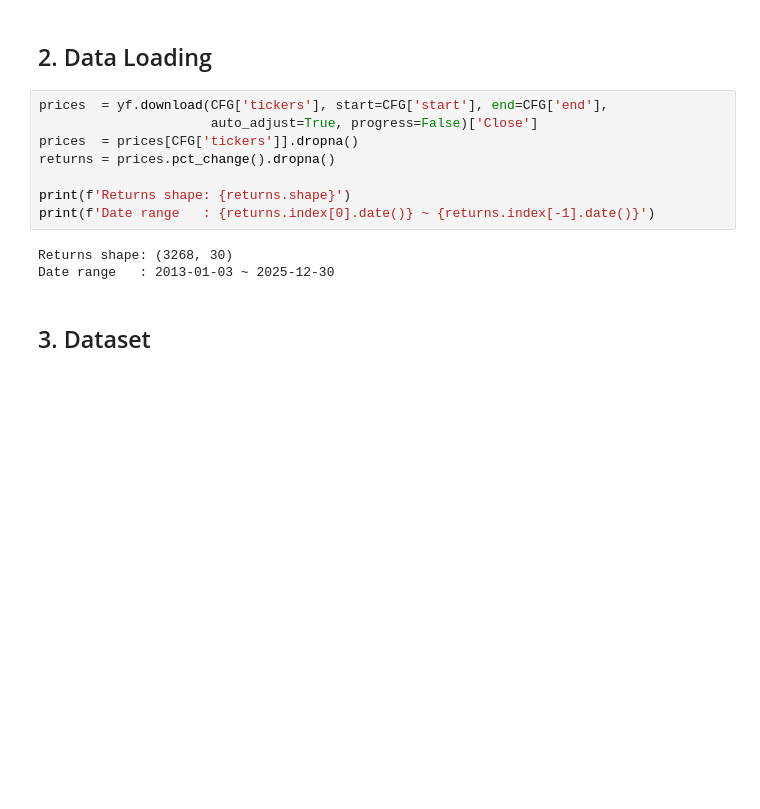
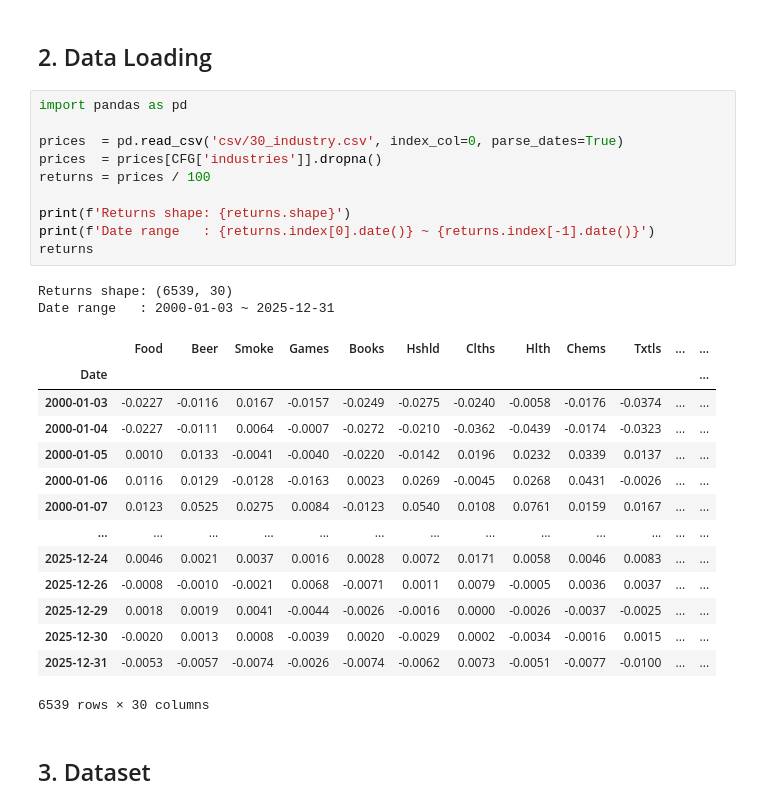
Before and after one commit to taekyounglee1224/Graph-E2E-PO, a Jupyter notebook: experiment.ipynb, the cells around one changed output. Drawn from its saved outputs; the diff is of its cells as text; blank space fills up the shorter version.

```diff
--- a/experiment.ipynb
+++ b/experiment.ipynb
@@ -84,16 +112,32 @@ Universe: 30 assets
 # %% [markdown]
 ## 2. Data Loading
 # %%
-prices  = yf.download(CFG['tickers'], start=CFG['start'], end=CFG['end'],
-                      auto_adjust=True, progress=False)['Close']
-prices  = prices[CFG['tickers']].dropna()
-returns = prices.pct_change().dropna()
+import pandas as pd
+
+prices  = pd.read_csv('csv/30_industry.csv', index_col=0, parse_dates=True)
+prices  = prices[CFG['industries']].dropna()
+returns = prices / 100
 
 print(f'Returns shape: {returns.shape}')
 print(f'Date range   : {returns.index[0].date()} ~ {returns.index[-1].date()}')
+returns
 # %% [output]
-Returns shape: (3268, 30)
-Date range   : 2013-01-03 ~ 2025-12-30
+Returns shape: (6539, 30)
+Date range   : 2000-01-03 ~ 2025-12-31
+|  | Food | Beer | Smoke | Games | Books | Hshld | Clths | Hlth | Chems | Txtls | ... | ... |
+| Date |  |  |  |  |  |  |  |  |  |  |  | ... |
+| 2000-01-03 | -0.0227 | -0.0116 | 0.0167 | -0.0157 | -0.0249 | -0.0275 | -0.0240 | -0.0058 | -0.0176 | -0.0374 | ... | ... |
+| 2000-01-04 | -0.0227 | -0.0111 | 0.0064 | -0.0007 | -0.0272 | -0.0210 | -0.0362 | -0.0439 | -0.0174 | -0.0323 | ... | ... |
+| 2000-01-05 | 0.0010 | 0.0133 | -0.0041 | -0.0040 | -0.0220 | -0.0142 | 0.0196 | 0.0232 | 0.0339 | 0.0137 | ... | ... |
+| 2000-01-06 | 0.0116 | 0.0129 | -0.0128 | -0.0163 | 0.0023 | 0.0269 | -0.0045 | 0.0268 | 0.0431 | -0.0026 | ... | ... |
+| 2000-01-07 | 0.0123 | 0.0525 | 0.0275 | 0.0084 | -0.0123 | 0.0540 | 0.0108 | 0.0761 | 0.0159 | 0.0167 | ... | ... |
+| ... | ... | ... | ... | ... | ... | ... | ... | ... | ... | ... | ... | ... |
+| 2025-12-24 | 0.0046 | 0.0021 | 0.0037 | 0.0016 | 0.0028 | 0.0072 | 0.0171 | 0.0058 | 0.0046 | 0.0083 | ... | ... |
+| 2025-12-26 | -0.0008 | -0.0010 | -0.0021 | 0.0068 | -0.0071 | 0.0011 | 0.0079 | -0.0005 | 0.0036 | 0.0037 | ... | ... |
+| 2025-12-29 | 0.0018 | 0.0019 | 0.0041 | -0.0044 | -0.0026 | -0.0016 | 0.0000 | -0.0026 | -0.0037 | -0.0025 | ... | ... |
+| 2025-12-30 | -0.0020 | 0.0013 | 0.0008 | -0.0039 | 0.0020 | -0.0029 | 0.0002 | -0.0034 | -0.0016 | 0.0015 | ... | ... |
+| 2025-12-31 | -0.0053 | -0.0057 | -0.0074 | -0.0026 | -0.0074 | -0.0062 | 0.0073 | -0.0051 | -0.0077 | -0.0100 | ... | ... |
+6539 rows × 30 columns
 # %% [markdown]
 ## 3. Dataset
 # %%
```
Also changed, not shown: parts of 13 cells of this notebook, 7 other files.
